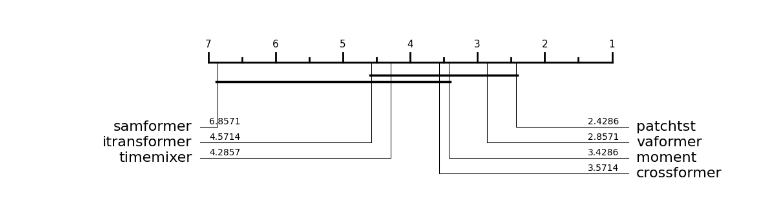
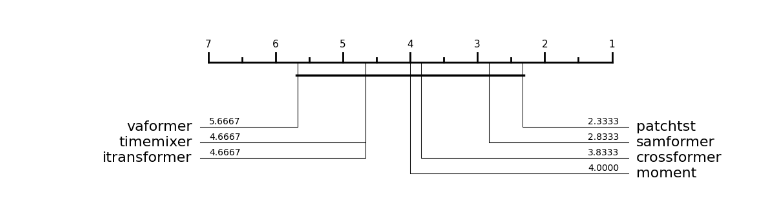
Before and after one commit to vilhess/DL4CAST, a Jupyter notebook: results.ipynb, the cells around one changed output. Cells and saved outputs as stored; diff of their text form; code cells hidden in the pictures.

```diff
--- a/results.ipynb
+++ b/results.ipynb
@@ -2,10 +2,11 @@
 import pandas as pd
 from aeon.visualisation import plot_critical_difference
 # %%
-TARGET_LEN=96
-KIND = "multivariate"  # Change to "univariate" if needed
+TARGET_LEN=192
+KIND = "univariate"  # Change to "univariate" if needed
+METRIC = "mse"  # Change to "mse" if needed
 
-df = pd.read_json(f"results/{KIND}/mse.json")
+df = pd.read_json(f"results/{KIND}/{METRIC}.json")
 
 
 datasets = df.columns.tolist()
@@ -52,6 +53,7 @@ merged_df
 # %%
 results = merged_df.T
 methods = results.columns
 plot = plot_critical_difference(results.values, methods, alpha=0.05, width=8, test='nemenyi', lower_better=True)
+plt.title(f"Critical Difference Diagram for {KIND} MSE at Target Length {TARGET_LEN}")
 # %% [output]
-[figure, old version]
+[figure, new version]
```
Also changed, not shown: parts of 1 cell of this notebook, 3 other files.
